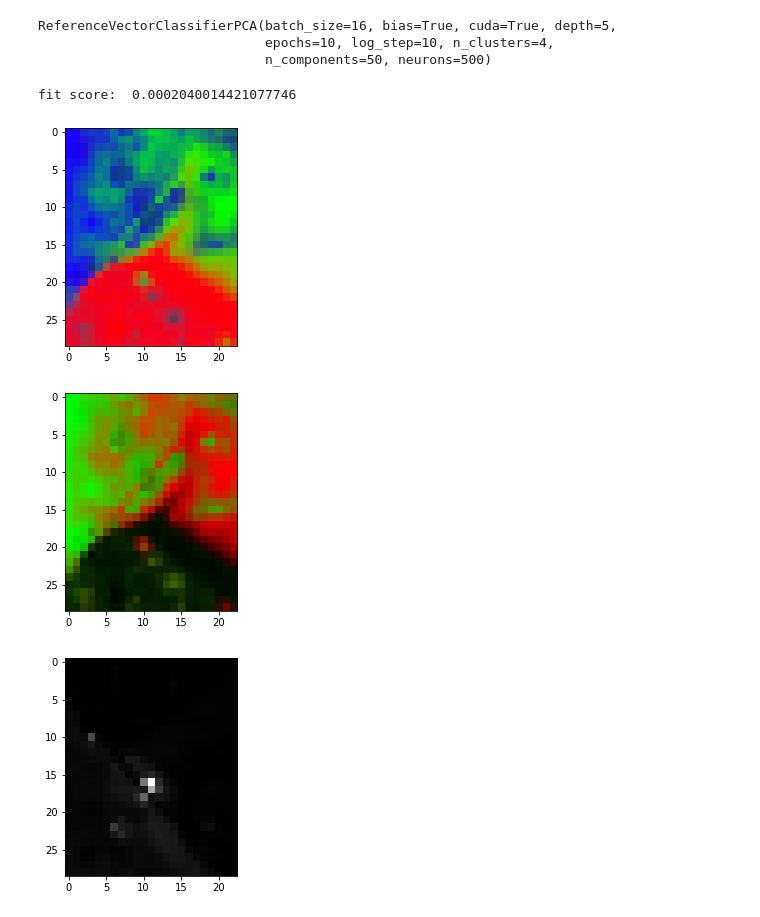
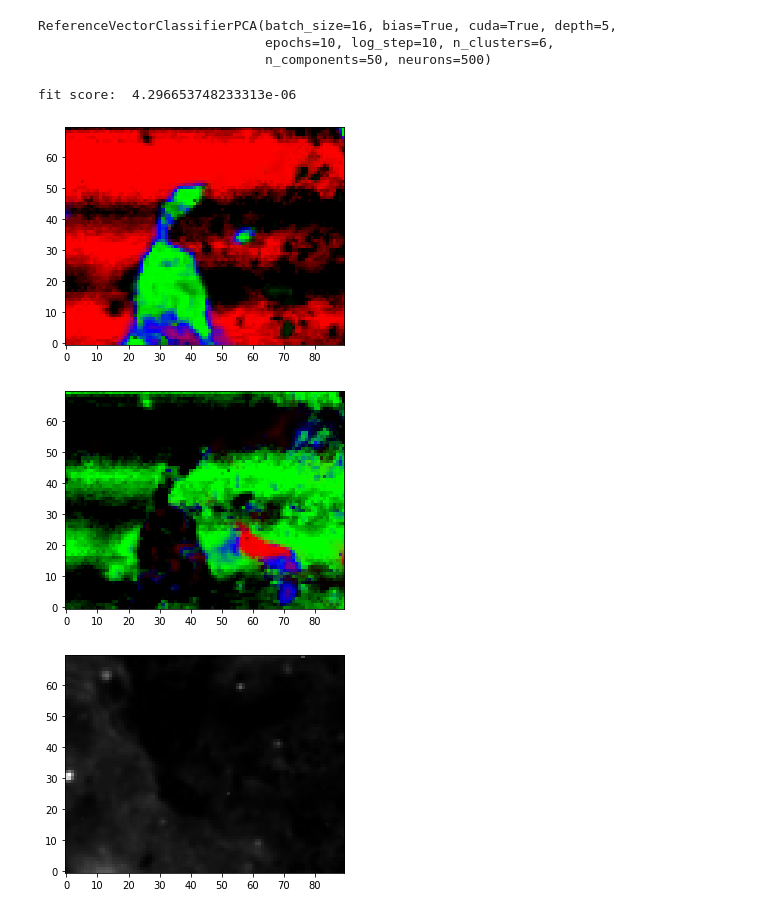
Before and after one commit to jjgsherwood/Bacholar_Thesis, a Jupyter notebook: PCA_preproced_data.ipynb, the cells around one changed output. Saved outputs shown, nothing was run; the diff lists cells and outputs as text; code cells hidden in the pictures.

```diff
--- a/PCA_preproced_data.ipynb
+++ b/PCA_preproced_data.ipynb
@@ -64,6 +64,7 @@ def split_Raman_af(X):
         a1 = ndimage.gaussian_filter(a, (0, 10), mode='nearest')
         a = np.min([a, a1], axis=0)
         a[:,0] = X[:,0]
+        a[:,-1] = X[:,-1]
 
     return X-a, a
 
@@ -80,20 +81,26 @@ def smoothing(X, s=2):
     return noise_to_signal_quality * ndimage.gaussian_filter(X, (0,s)) + (1-noise_to_signal_quality) * X
 # %%
 # use 368 to 1750
-N_WAVE = 2128
+N_WAVE = 2126
 s = 2
 start_index, end_index = 0, 2129
 
-X = np.load("../data/Raman/Alina_art_1_1.npy", 'r')[:,:,start_index: end_index]
+X = np.load("../data/Raman/Alina_art_1_1.npy", 'r')
+Y = np.load("../data/Raman/Alina_Art_4_2.npy", 'r')
 
-wavelength = np.load("../data/Raman/wavelength.npy", 'r')[start_index: end_index]
+wavelength = np.load("../data/Raman/wavelength.npy", 'r')
 
 shape_X = X.shape
+shape_Y = Y.shape
 
 X = copy.copy(X.reshape(-1, X.shape[-1]))
+Y = copy.copy(Y.reshape(-1, Y.shape[-1]))
 
-ram, afl = split_Raman_af(X)
-ram_smooth = smoothing(ram, s)
+ram_X, afl_X = split_Raman_af(X)
+ram_smooth_X = smoothing(ram_X, s)
+
+ram_Y, afl_Y = split_Raman_af(Y)
+ram_smooth_Y = smoothing(ram_Y, s)
 # %%
 class ReferenceVectorClassifierPCA(BaseEstimator):
     def __init__(self, **kwargs):
@@ -175,7 +182,7 @@ def cross_val_X_Y_Z(rvc, X, Y, Z):
     rvc.fit(np.concatenate((X, Y), axis=0))
     return score_func(rvc, Z)
 # %%
-kwargs = {'n_clusters': 4,
+kwargs = {'n_clusters': 6,
           'n_components': 50,
           'batch_size': 16,
           'cuda': True,
@@ -187,33 +194,36 @@ kwargs = {'n_clusters': 4,
          }
 # %%
 rvc = ReferenceVectorClassifierPCA(**kwargs)
-rvc.fit(ram_smooth)
+rvc.fit(ram_smooth_Y)
 # %% [output]
 ReferenceVectorClassifierPCA(batch_size=16, bias=True, cuda=True, depth=5,
-                             epochs=10, log_step=10, n_clusters=4,
+                             epochs=10, log_step=10, n_clusters=6,
                              n_components=50, neurons=500)
 # %%
-RCA_vector = rvc.predict(X)
+RCA_vector = rvc.predict(ram_smooth_Y)
 
-print("fit score: ", score_func(rvc, X))
+print("fit score: ", score_func(rvc, ram_smooth_Y))
 
 RCA_vector = RCA_vector - RCA_vector.min(0)
 RCA_vector /= RCA_vector.max(0)
 
 plt.figure(figsize = (20,4))
-plt.imshow(np.swapaxes(RCA_vector.reshape((*shape_X[:2], kwargs['n_clusters'])),0,1)[::-1,:,:3])
+plt.imshow(RCA_vector.reshape((*shape_Y[:2], kwargs['n_clusters']))[::-1,:,:3])
+plt.gca().invert_yaxis()
 plt.show()
 plt.figure(figsize = (20,4))
-plt.imshow(np.swapaxes(RCA_vector.reshape((*shape_X[:2], kwargs['n_clusters'])),0,1)[::-1,:,1:6])
+plt.imshow(RCA_vector.reshape((*shape_Y[:2], kwargs['n_clusters']))[::-1,:,3:6])
+plt.gca().invert_yaxis()
 plt.show()
 plt.figure(figsize = (20,4))
-plt.imshow(error_map(rvc, X).reshape(shape_X[:2]).T, cmap='gray', vmin=0)
+plt.imshow(error_map(rvc, ram_smooth_Y).reshape(shape_Y[:2]), cmap='gray', vmin=0)
+plt.gca().invert_yaxis()
 plt.show()
 # %% [output]
-fit score:  0.0002040014421077746
+fit score:  4.296653748233313e-06
-[figure, old version]
+[figure, new version]
-[figure, old version]
+[figure, new version]
-[figure, old version]
+[figure, new version]
 # %%
 plt.figure(figsize = (20,12))
 for i, r in enumerate(rvc.get_reference_vectors()):
```
Also changed, not shown: parts of 1 cell of this notebook, 3 other files.
